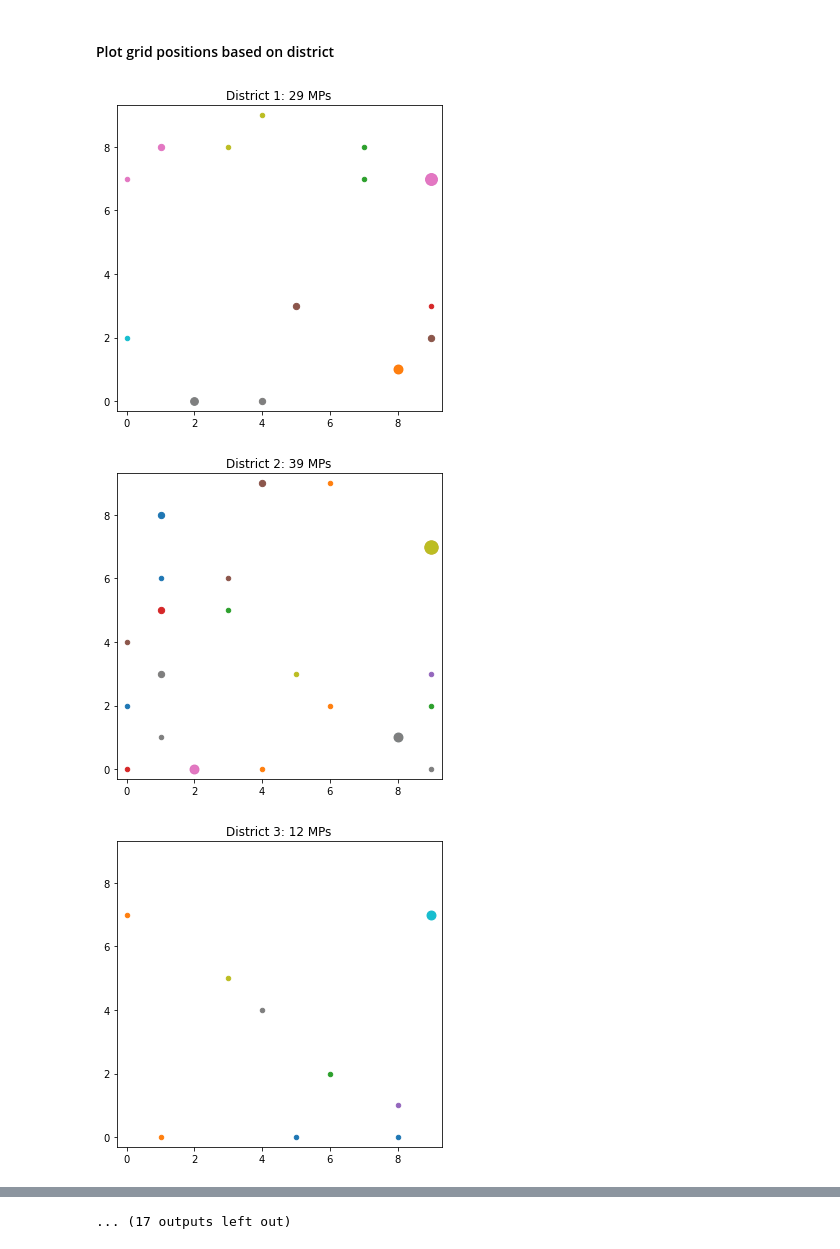
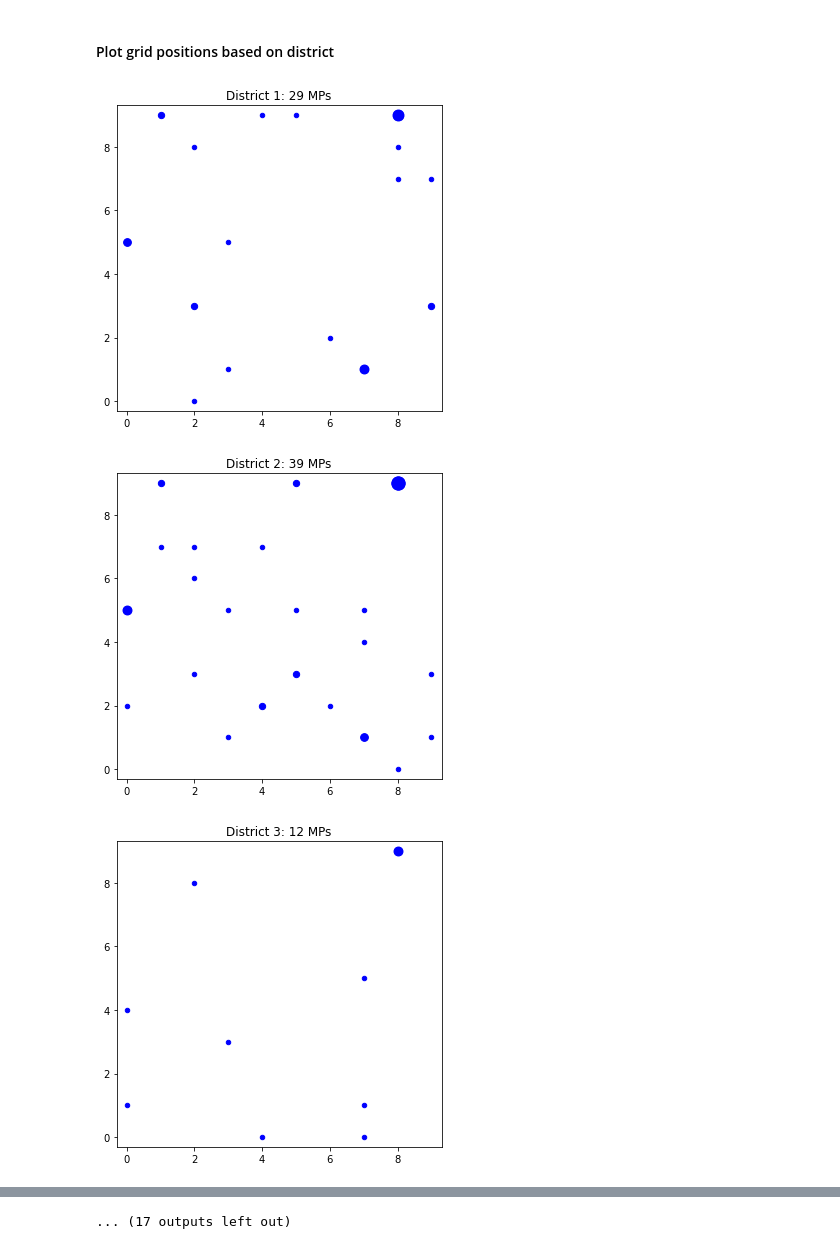
Before and after one commit to Neroro64/DD2400-Labs, a Jupyter notebook: jakob/DD2437_lab2_4.ipynb, the cells around one changed output, grey strips where cells are left out. Saved outputs shown, nothing was run; the diff lists cells and outputs as text; code cells hidden in the pictures.

```diff
--- a/jakob/DD2437_lab2_4.ipynb
+++ b/jakob/DD2437_lab2_4.ipynb
@@ -133,7 +133,7 @@ grid_cols = 10
 num_nodes = grid_rows * grid_cols
 W = np.random.randn(num_nodes,M)
 lr = 0.2
-epochs = 20
+epochs = 50
 neighbourhood_start = 50
 neigh_decay = neighbourhood_start/epochs
 
@@ -235,22 +217,22 @@ plt.show()
 # %%
 districts = list(set(district.astype(int)))
 districts.sort()
 dcolors = ['#696b6a', '#52BDEC', '#006AB3', '#E8112d',
            '#DA291C', '#83CF39', '#000077', '#009933']
 for i in range(0,len(districts)):
     plt.figure(figsize=(5,5))
     counts = np.array([[0] * grid_cols] * grid_rows)
     mps = np.where(district == districts[i])[0]
     mps_x = grid_x[mps].astype(int); mps_y = grid_y[mps].astype(int)
     for mp in range(len(mps_x)):
         counts[mps_y[mp]][mps_x[mp]] += 1
-        plt.scatter(mps_x[mp], mps_y[mp], marker='o', s=20*counts[mps_y[mp]][mps_x[mp]])
+        plt.scatter(mps_x[mp], mps_y[mp], marker='o', color='b', s=20*counts[mps_y[mp]][mps_x[mp]])
     plt.xlim((-.3,9.3))
     plt.ylim((-.3,9.3))
     plt.title('District %d: %d MPs' % (districts[i],len(mps_x)))
     plt.tight_layout()
     plt.show()
 # %% [output]
-[figure, old version]
+[figure, new version]
-[figure, old version]
+[figure, new version]
-[figure, old version]
+[figure, new version]
```
Also changed, not shown: parts of 6 cells of this notebook, 2 other files.
